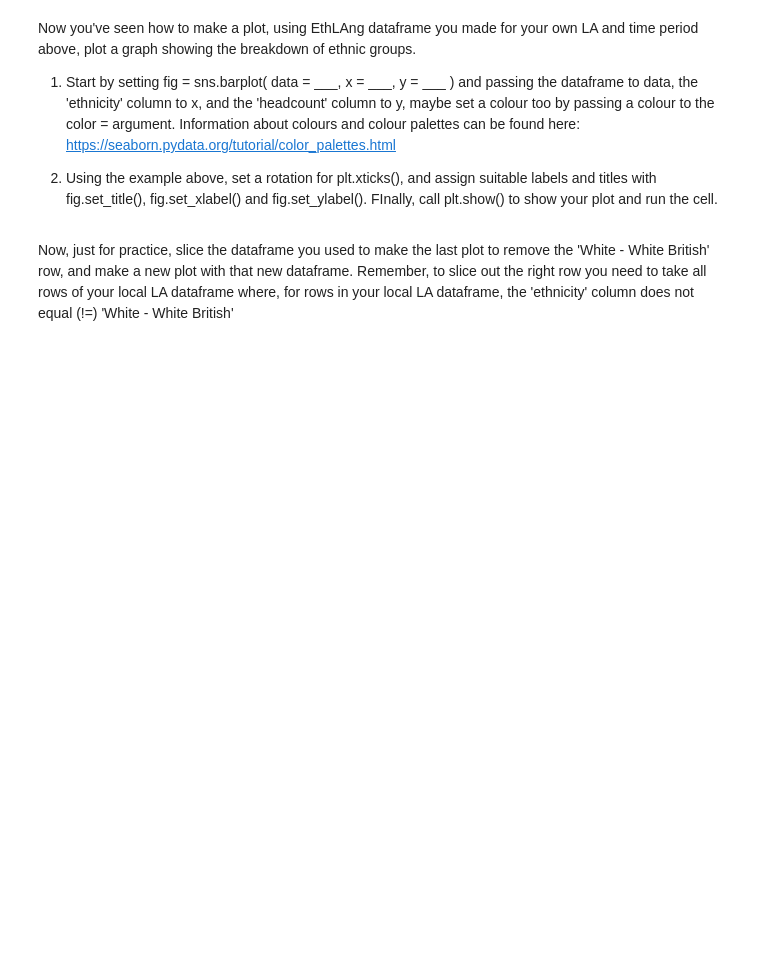
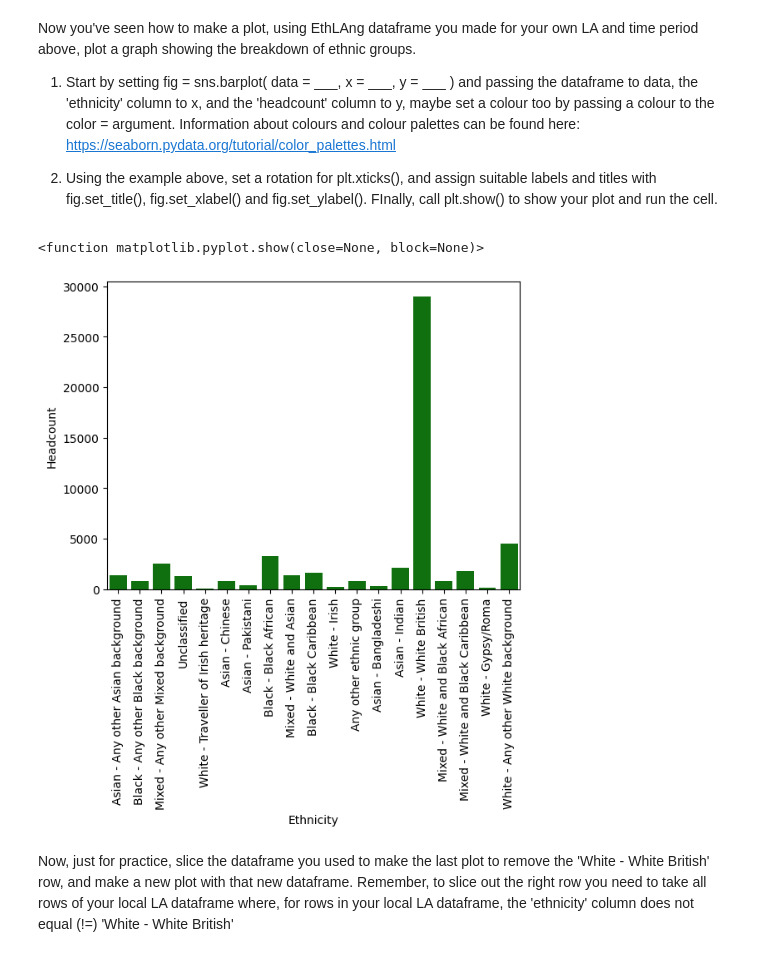
Before and after one commit to FelixMEnterkin/python-learning-repository, a Jupyter notebook: D2I_Worksheet/Day to day Children's Services Python worksheet.ipynb, the cells around one changed output. Saved outputs shown, nothing was run; the diff lists cells and outputs as text; code cells hidden in the pictures; blank space fills up the shorter version.

```diff
--- a/D2I_Worksheet/Day to day Children's Services Python worksheet.ipynb
+++ b/D2I_Worksheet/Day to day Children's Services Python worksheet.ipynb
@@ -351,3 +392,19 @@ Now we've done this for East Sussex, practice in the next cell by doing it for y
 The best way to do this is to do one step at a time, and to write a print(_____) statement after each line, replacing the '_____' with the variable you've just created to check that it works, and it looks how you expect it to. In fact, one of the most common ways to code, and debug code, is to use lots of print() statements to check whats working!
 # %%
 #  Write your code to do this here, use the above code as examples, have no fear about copy-pasting, that's fine!
+
+EthLangB202122 = EthLang[(EthLang['la_name'] == "Bromley")
+                            & (EthLang["time_period"] == 202122)]
+
+EthLangB202122 = EthLangB202122[(EthLangB202122["phase_type_grouping"] == "Total") # get only totals
+                                    & ~(EthLangB202122["ethnicity"] == "Total")]   ## Exclude tehse totals
+
+EthLangB202122 = EthLangB202122[["la_name", "ethnicity", "headcount"]] ## Subset columns
+
+print(EthLangB202122["headcount"].sum())
+
+print(EthLangB202122["headcount"].mean())
+
+print(EthLangB202122[EthLangB202122["headcount"] == EthLangB202122["headcount"].max()])
+
+print(EthLangB202122[EthLangB202122["headcount"] == EthLangB202122["headcount"].min()])
@@ -411,6 +478,19 @@ Now you've seen how to make a plot, using EthLAng dataframe you made for your ow
 2) Using the example above, set a rotation for plt.xticks(), and assign suitable labels and titles with fig.set_title(), fig.set_xlabel() and fig.set_ylabel(). FInally, call plt.show() to show your plot and run the cell.
 # %%
 # Write the code to make an Ethnic Populations Breakdown plot for your local LA
+
+fig = sb.barplot(EthLangB202122, x = "ethnicity", y = "headcount", color="green")
+
+plt.xticks(rotation = 90)
+
+fig.set_xlabel("Ethnicity")
+
+fig.set_ylabel("Headcount")
+
+plt.show
+# %% [output]
+<function matplotlib.pyplot.show(close=None, block=None)>
+[figure, added]
 # %% [markdown]
 Now, just for practice, slice the dataframe you used to make the last plot to remove the 'White - White British' row, and make a new plot with that new dataframe. Remember, to slice out the right row you need to take all rows of your local LA dataframe where, for rows in your local LA dataframe, the 'ethnicity' column does not equal (!=) 'White - White British'
 # %%
```
Also changed, not shown: parts of 18 cells of this notebook.
